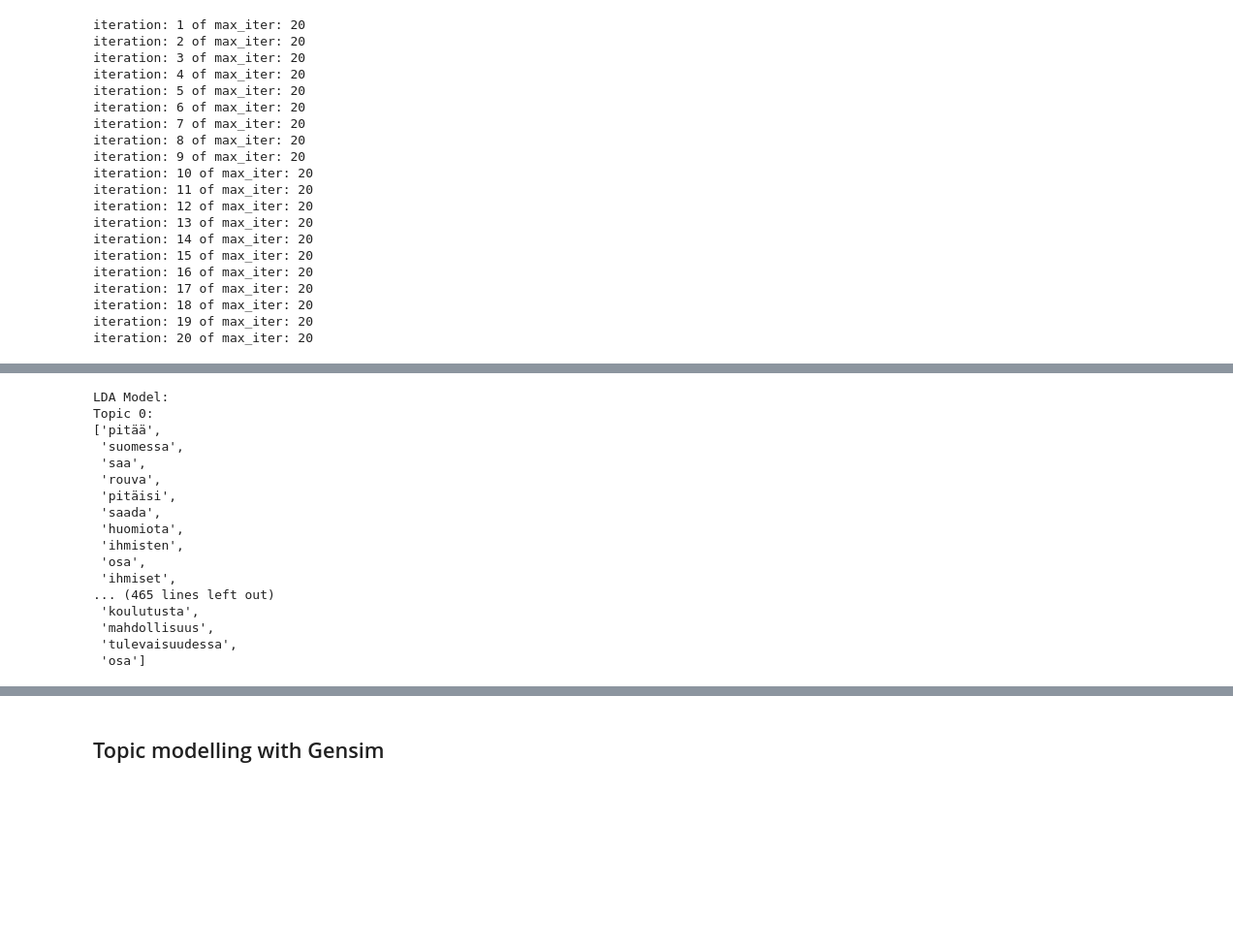
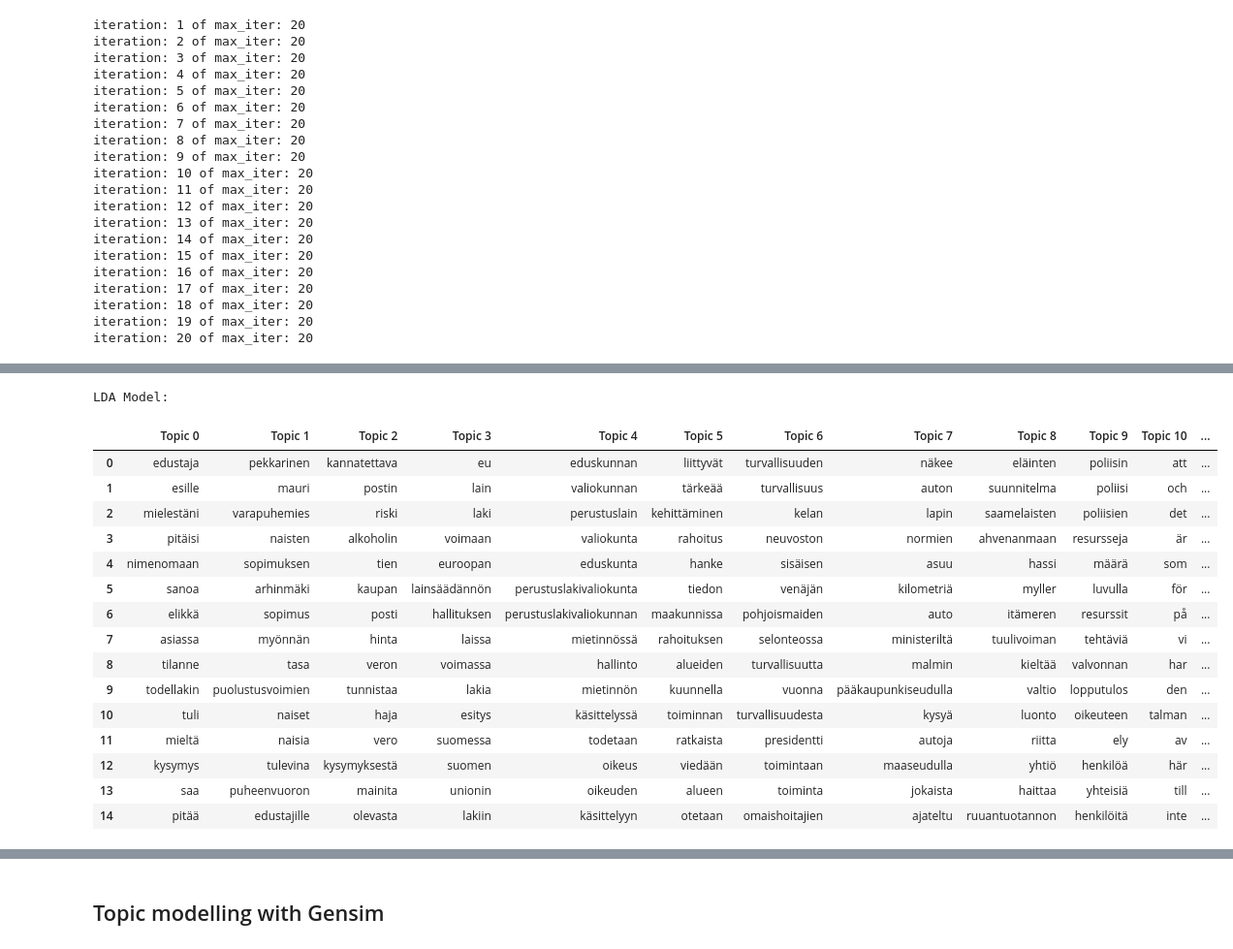
Before and after one commit to AleksanKo/Topic-Modelling-SemParl, a Jupyter notebook: Topic Modelling.ipynb, the cells around one changed output, grey strips where cells are left out. Shown at 97% size. Saved outputs shown, nothing was run; the diff lists cells and outputs as text; code cells hidden in the pictures; blank space fills up the shorter version.

```diff
--- a/Topic Modelling.ipynb
+++ b/Topic Modelling.ipynb
@@ -105,25 +91,35 @@ def print_topics(model, vectorizer, top_n=15):
+# %%
+def print_topics_as_df(model, vectorizer, top_n=15):
+    df1 = pd.DataFrame([None]*15,columns=['1'])
+
+    for idx, topic in enumerate(model.components_):
+        df2 = pd.DataFrame([vectorizer.get_feature_names()[i]
+                        for i in topic.argsort()[:-top_n - 1:-1]],columns=["Topic %d" % (idx)])
+        df1 = df1.join(df2)
+    df1 = df1.drop('1',axis=1)
+    return df1
 # %%
 # Keywords for topics clustered by Latent Dirichlet Allocation
 print("LDA Model:")
-print_topics(lda, vectorizer)
+print_topics_as_df(lda, vectorizer)
 # %% [output]
 LDA Model:
-Topic 0:
-['pitää',
- 'suomessa',
- 'saa',
- 'rouva',
- 'pitäisi',
- 'saada',
- 'huomiota',
- 'ihmisten',
- 'osa',
- 'ihmiset',
-... (465 lines left out)
- 'koulutusta',
- 'mahdollisuus',
- 'tulevaisuudessa',
- 'osa']
+|  | Topic 0 | Topic 1 | Topic 2 | Topic 3 | Topic 4 | Topic 5 | Topic 6 | Topic 7 | Topic 8 | Topic 9 | Topic 10 | ... |
+| 0 | edustaja | pekkarinen | kannatettava | eu | eduskunnan | liittyvät | turvallisuuden | näkee | eläinten | poliisin | att | ... |
+| 1 | esille | mauri | postin | lain | valiokunnan | tärkeää | turvallisuus | auton | suunnitelma | poliisi | och | ... |
+| 2 | mielestäni | varapuhemies | riski | laki | perustuslain | kehittäminen | kelan | lapin | saamelaisten | poliisien | det | ... |
+| 3 | pitäisi | naisten | alkoholin | voimaan | valiokunta | rahoitus | neuvoston | normien | ahvenanmaan | resursseja | är | ... |
+| 4 | nimenomaan | sopimuksen | tien | euroopan | eduskunta | hanke | sisäisen | asuu | hassi | määrä | som | ... |
+| 5 | sanoa | arhinmäki | kaupan | lainsäädännön | perustuslakivaliokunta | tiedon | venäjän | kilometriä | myller | luvulla | för | ... |
+| 6 | elikkä | sopimus | posti | hallituksen | perustuslakivaliokunnan | maakunnissa | pohjoismaiden | auto | itämeren | resurssit | på | ... |
+| 7 | asiassa | myönnän | hinta | laissa | mietinnössä | rahoituksen | selonteossa | ministeriltä | tuulivoiman | tehtäviä | vi | ... |
+| 8 | tilanne | tasa | veron | voimassa | hallinto | alueiden | turvallisuutta | malmin | kieltää | valvonnan | har | ... |
+| 9 | todellakin | puolustusvoimien | tunnistaa | lakia | mietinnön | kuunnella | vuonna | pääkaupunkiseudulla | valtio | lopputulos | den | ... |
+| 10 | tuli | naiset | haja | esitys | käsittelyssä | toiminnan | turvallisuudesta | kysyä | luonto | oikeuteen | talman | ... |
+| 11 | mieltä | naisia | vero | suomessa | todetaan | ratkaista | presidentti | autoja | riitta | ely | av | ... |
+| 12 | kysymys | tulevina | kysymyksestä | suomen | oikeus | viedään | toimintaan | maaseudulla | yhtiö | henkilöä | här | ... |
+| 13 | saa | puheenvuoron | mainita | unionin | oikeuden | alueen | toiminta | jokaista | haittaa | yhteisiä | till | ... |
+| 14 | pitää | edustajille | olevasta | lakiin | käsittelyyn | otetaan | omaishoitajien | ajateltu | ruuantuotannon | henkilöitä | inte | ... |
 # %%
 # Keywords for topics clustered by Non-Negative Matrix Factorization
 print("NMF Model:")
```
Also changed, not shown: parts of 10 cells of this notebook.
